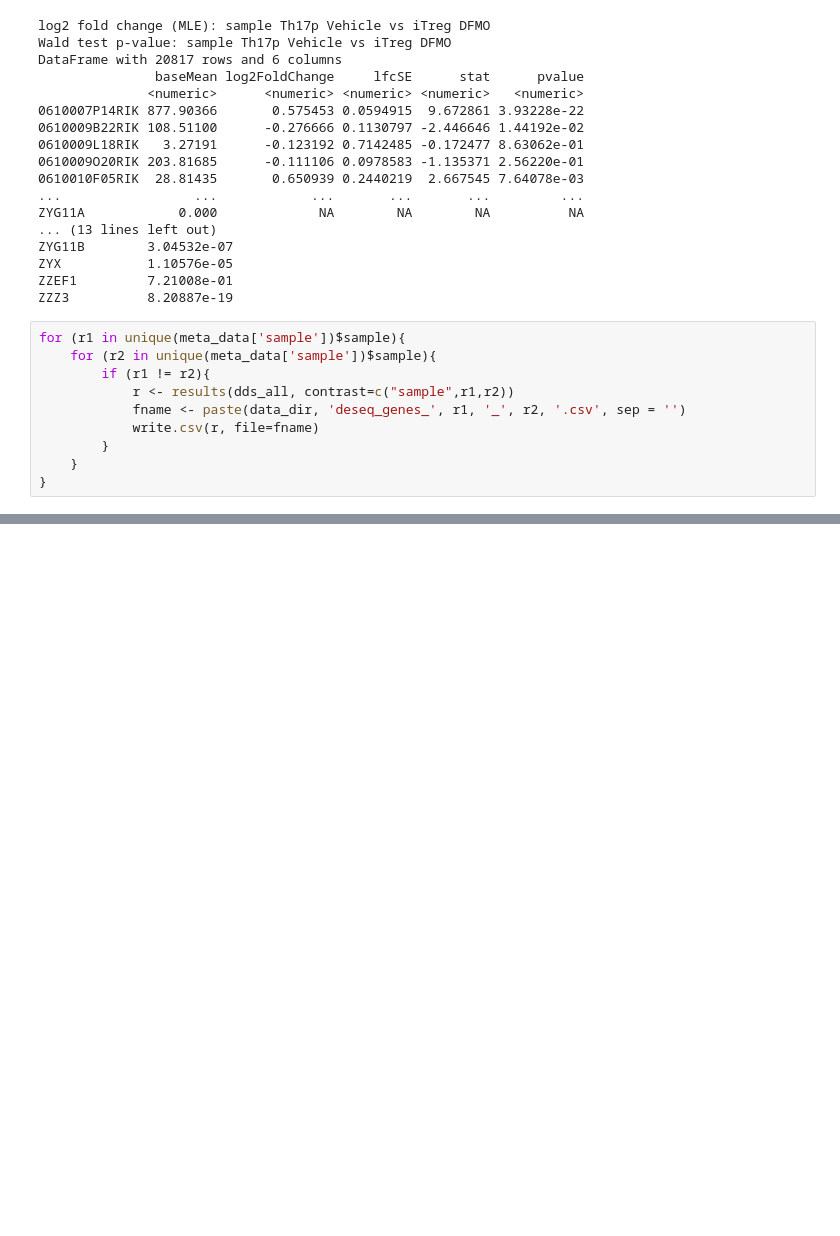
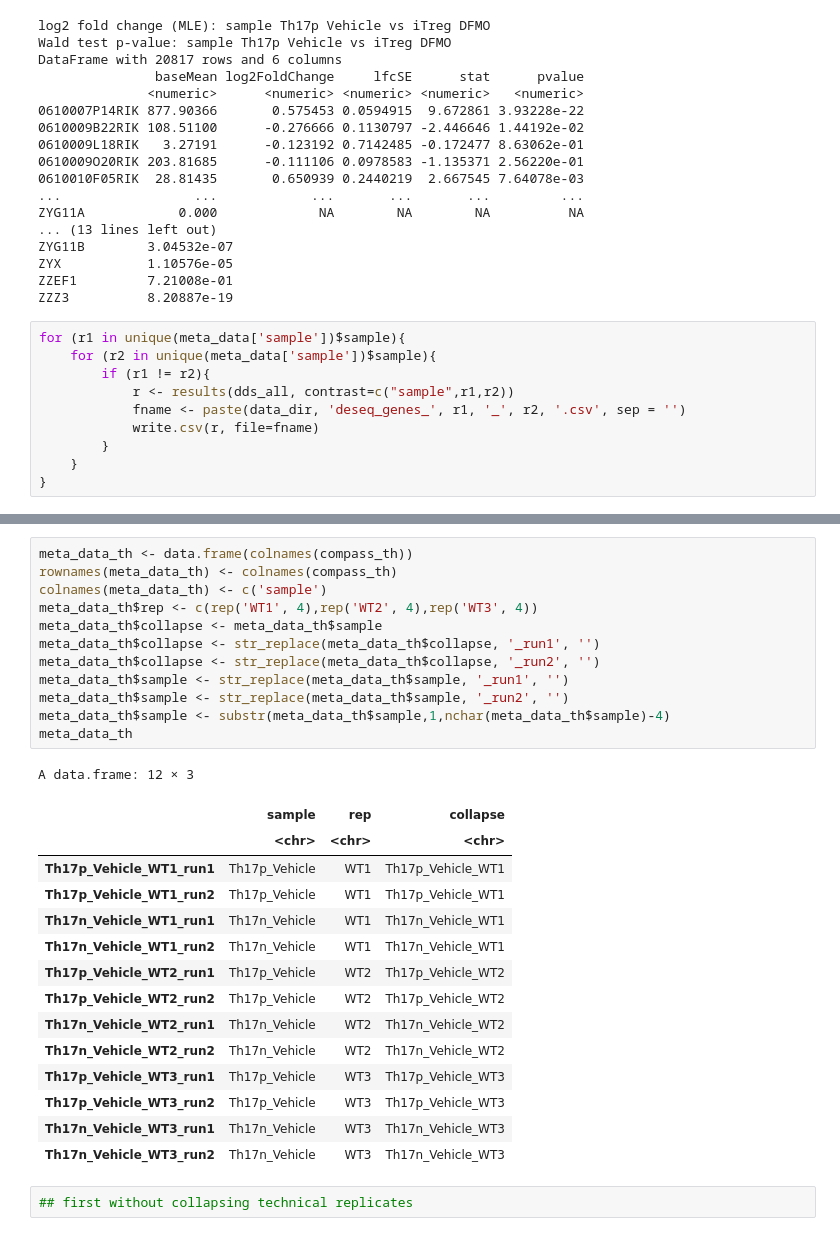
Before and after one commit to z2e2/metabolic_analysis, a Jupyter notebook: compass_differential_genes.ipynb, the cells around one changed output, grey strips where cells are left out. Cells and saved outputs as stored; diff of their text form; blank space fills up the shorter version.

```diff
--- a/compass_differential_genes.ipynb
+++ b/compass_differential_genes.ipynb
@@ -203,0 +280,30 @@ for (r1 in unique(meta_data['sample'])$sample){
+# %%
+meta_data_th <- data.frame(colnames(compass_th))
+rownames(meta_data_th) <- colnames(compass_th)
+colnames(meta_data_th) <- c('sample')
+meta_data_th$rep <- c(rep('WT1', 4),rep('WT2', 4),rep('WT3', 4))
+meta_data_th$collapse <- meta_data_th$sample
+meta_data_th$collapse <- str_replace(meta_data_th$collapse, '_run1', '')
+meta_data_th$collapse <- str_replace(meta_data_th$collapse, '_run2', '')
+meta_data_th$sample <- str_replace(meta_data_th$sample, '_run1', '')
+meta_data_th$sample <- str_replace(meta_data_th$sample, '_run2', '')
+meta_data_th$sample <- substr(meta_data_th$sample,1,nchar(meta_data_th$sample)-4)
+meta_data_th
+# %% [output]
+A data.frame: 12 × 3
+|  | sample | rep | collapse |
+|  | <chr> | <chr> | <chr> |
+| Th17p_Vehicle_WT1_run1 | Th17p_Vehicle | WT1 | Th17p_Vehicle_WT1 |
+| Th17p_Vehicle_WT1_run2 | Th17p_Vehicle | WT1 | Th17p_Vehicle_WT1 |
+| Th17n_Vehicle_WT1_run1 | Th17n_Vehicle | WT1 | Th17n_Vehicle_WT1 |
+| Th17n_Vehicle_WT1_run2 | Th17n_Vehicle | WT1 | Th17n_Vehicle_WT1 |
+| Th17p_Vehicle_WT2_run1 | Th17p_Vehicle | WT2 | Th17p_Vehicle_WT2 |
+| Th17p_Vehicle_WT2_run2 | Th17p_Vehicle | WT2 | Th17p_Vehicle_WT2 |
+| Th17n_Vehicle_WT2_run1 | Th17n_Vehicle | WT2 | Th17n_Vehicle_WT2 |
+| Th17n_Vehicle_WT2_run2 | Th17n_Vehicle | WT2 | Th17n_Vehicle_WT2 |
+| Th17p_Vehicle_WT3_run1 | Th17p_Vehicle | WT3 | Th17p_Vehicle_WT3 |
+| Th17p_Vehicle_WT3_run2 | Th17p_Vehicle | WT3 | Th17p_Vehicle_WT3 |
+| Th17n_Vehicle_WT3_run1 | Th17n_Vehicle | WT3 | Th17n_Vehicle_WT3 |
+| Th17n_Vehicle_WT3_run2 | Th17n_Vehicle | WT3 | Th17n_Vehicle_WT3 |
+# %%
+## first without collapsing technical replicates
```
Also changed, not shown: parts of 27 cells of this notebook, 5 other files.
